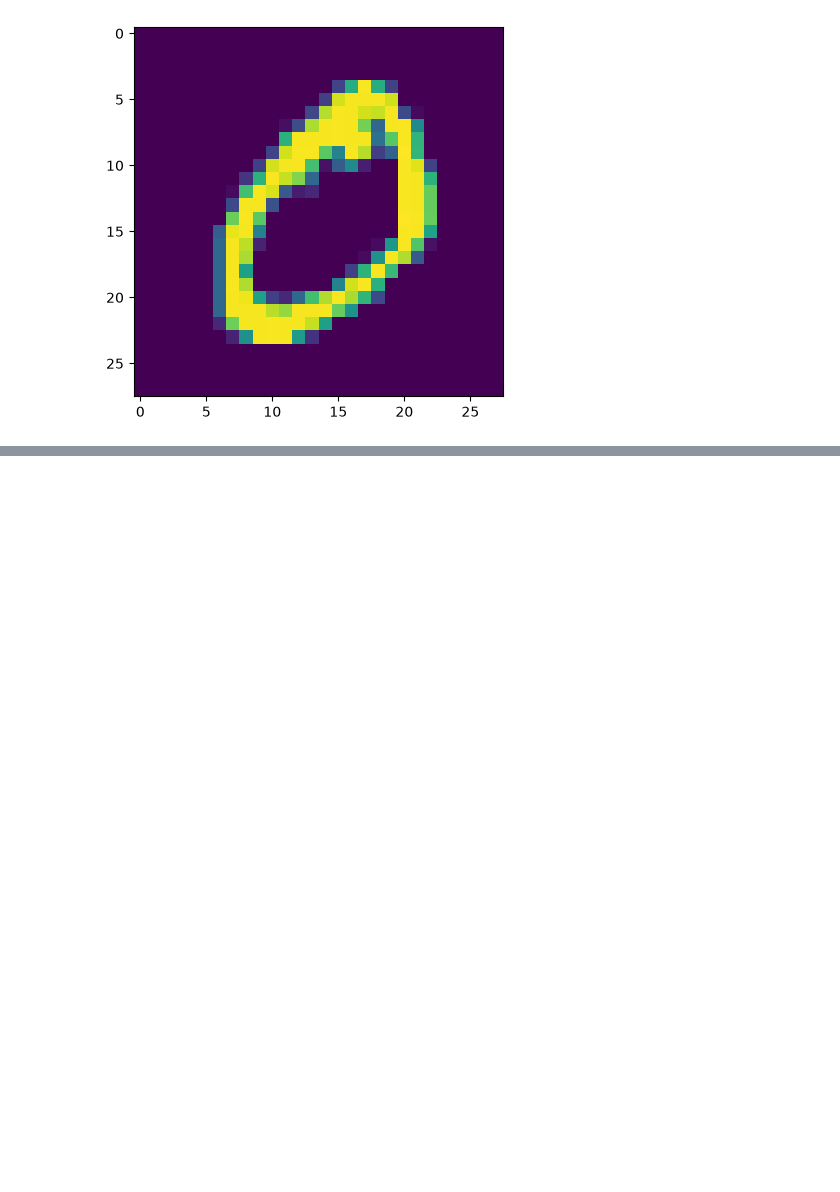
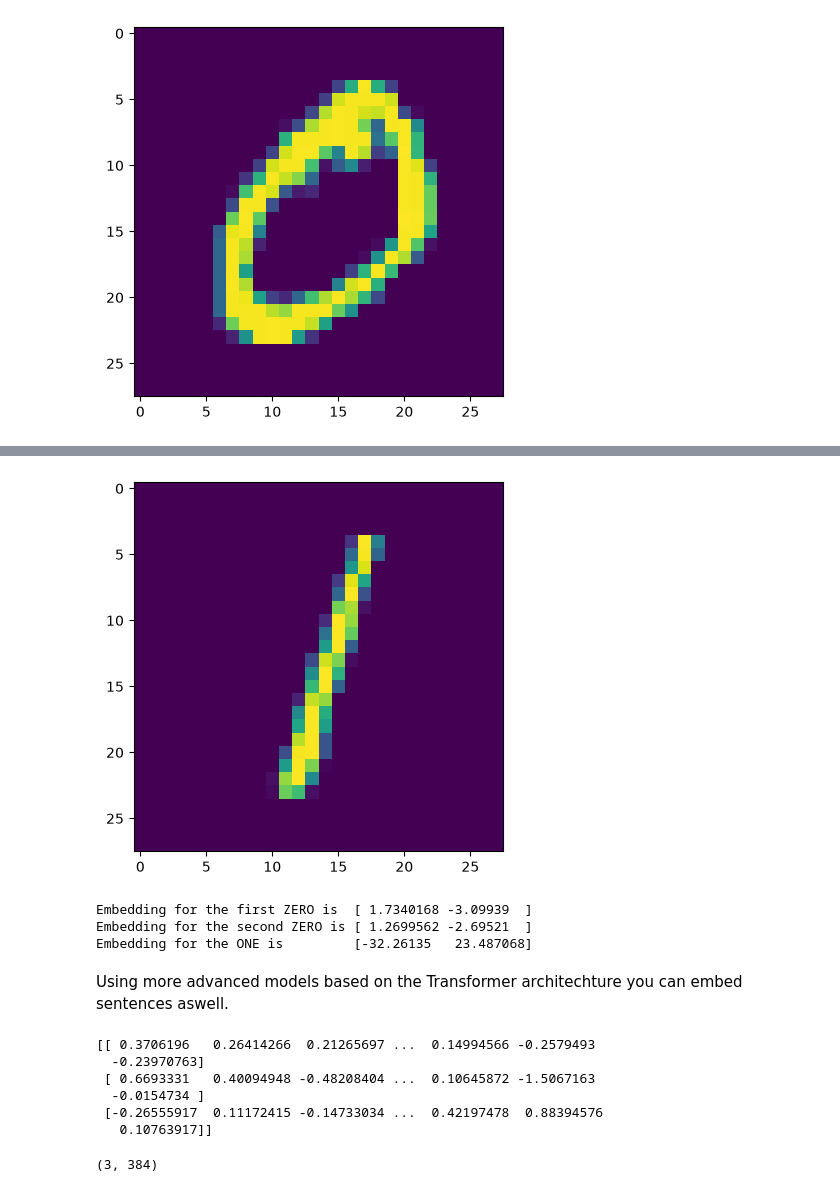
Before and after one commit to Ferranarna/ex-1, a Jupyter notebook: 01_autoencoder.ipynb, the cells around one changed output, grey strips where cells are left out. Drawn from its saved outputs; the diff is of its cells as text; code cells hidden in the pictures; blank space fills up the shorter version.

```diff
--- a/01_autoencoder.ipynb
+++ b/01_autoencoder.ipynb
@@ -126,0 +162,19 @@ KeyboardInterrupt:
+# %%
+plt.imshow(x_te_flat[2].reshape(28,28));
+# %% [output]
+[figure, added]
+# %%
+# calculate vectors for each digit
+zero_A = x_te_latent[10]
+zero_B = x_te_latent[13]
+one = x_te_latent[2]
+
+print(f"Embedding for the first ZERO is  {zero_A}")
+print(f"Embedding for the second ZERO is {zero_B}")
+print(f"Embedding for the ONE is         {one}")
+# %% [output]
+Embedding for the first ZERO is  [ 1.7340168 -3.09939  ]
+Embedding for the second ZERO is [ 1.2699562 -2.69521  ]
+Embedding for the ONE is         [-32.26135   23.487068]
+# %% [markdown]
+Using more advanced models based on the Transformer architechture you can embed sentences aswell.
@@ -126,0 +190,17 @@ KeyboardInterrupt:
+# %%
+#Sentences are encoded by calling model.encode()
+embedding = model.encode(sentence)
+
+#Preview the embeddings
+print(embedding)
+# %% [output]
+[[ 0.3706196   0.26414266  0.21265697 ...  0.14994566 -0.2579493
+  -0.23970763]
+ [ 0.6693331   0.40094948 -0.48208404 ...  0.10645872 -1.5067163
+  -0.0154734 ]
+ [-0.26555917  0.11172415 -0.14733034 ...  0.42197478  0.88394576
+   0.10763917]]
+# %%
+embedding.shape
+# %% [output]
+(3, 384)
```
Also changed, not shown: parts of 28 cells of this notebook.
